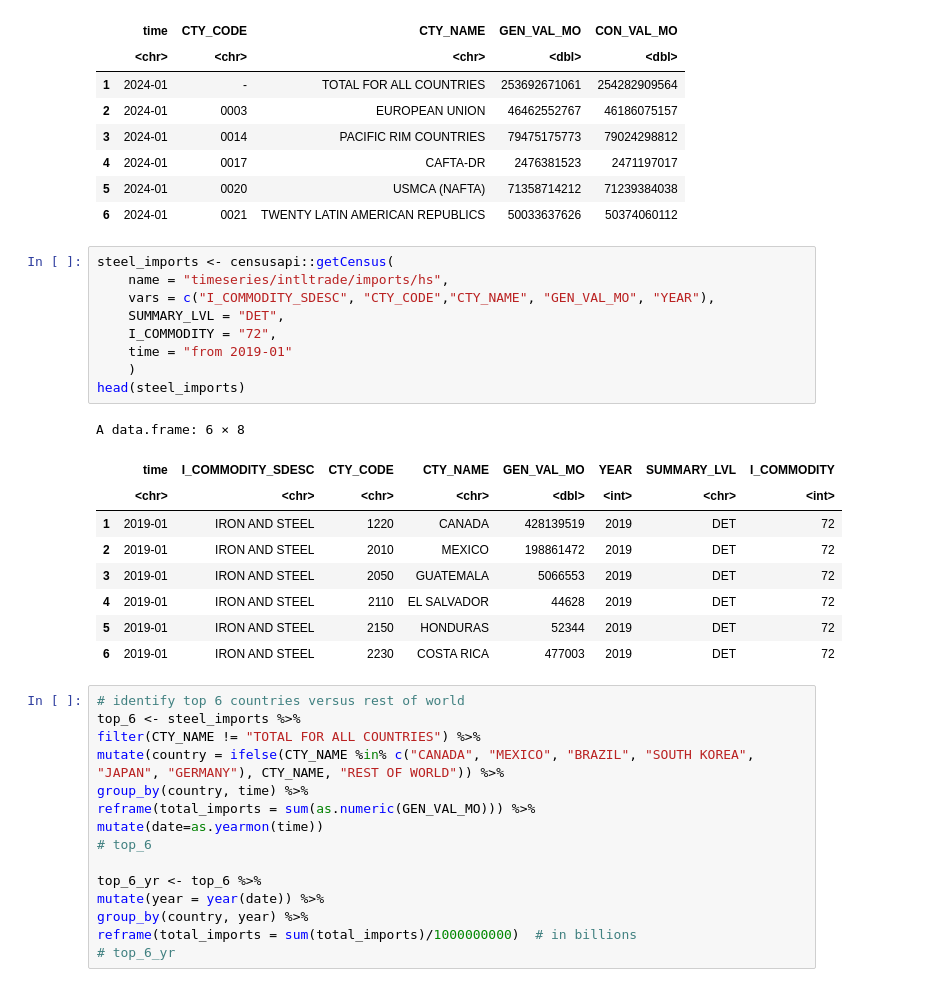
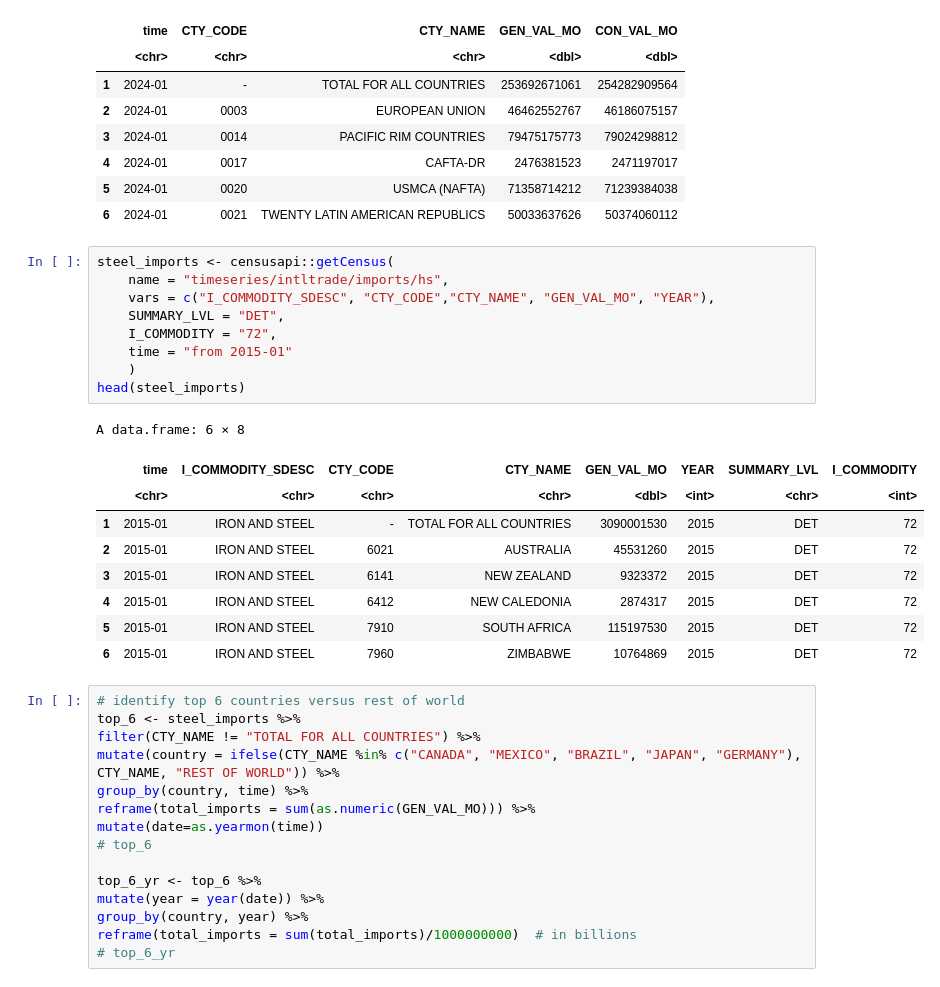
Before and after one commit to maha4028/R-charts, a Jupyter notebook: portfolio.ipynb, the cells around one changed output. Saved outputs shown, nothing was run; the diff lists cells and outputs as text.

```diff
--- a/portfolio.ipynb
+++ b/portfolio.ipynb
@@ -379,27 +384,27 @@ A data.frame: 6 × 5
 # %%
 steel_imports <- censusapi::getCensus(
     name = "timeseries/intltrade/imports/hs",
     vars = c("I_COMMODITY_SDESC", "CTY_CODE","CTY_NAME", "GEN_VAL_MO", "YEAR"),
     SUMMARY_LVL = "DET",
     I_COMMODITY = "72",
-    time = "from 2019-01"
+    time = "from 2015-01"
     )
 head(steel_imports)
 # %% [output]
 A data.frame: 6 × 8
 |  | time | I_COMMODITY_SDESC | CTY_CODE | CTY_NAME | GEN_VAL_MO | YEAR | SUMMARY_LVL | I_COMMODITY |
 |  | <chr> | <chr> | <chr> | <chr> | <dbl> | <int> | <chr> | <int> |
-| 1 | 2019-01 | IRON AND STEEL | 1220 | CANADA | 428139519 | 2019 | DET | 72 |
-| 2 | 2019-01 | IRON AND STEEL | 2010 | MEXICO | 198861472 | 2019 | DET | 72 |
-| 3 | 2019-01 | IRON AND STEEL | 2050 | GUATEMALA | 5066553 | 2019 | DET | 72 |
-| 4 | 2019-01 | IRON AND STEEL | 2110 | EL SALVADOR | 44628 | 2019 | DET | 72 |
-| 5 | 2019-01 | IRON AND STEEL | 2150 | HONDURAS | 52344 | 2019 | DET | 72 |
-| 6 | 2019-01 | IRON AND STEEL | 2230 | COSTA RICA | 477003 | 2019 | DET | 72 |
+| 1 | 2015-01 | IRON AND STEEL | - | TOTAL FOR ALL COUNTRIES | 3090001530 | 2015 | DET | 72 |
+| 2 | 2015-01 | IRON AND STEEL | 6021 | AUSTRALIA | 45531260 | 2015 | DET | 72 |
+| 3 | 2015-01 | IRON AND STEEL | 6141 | NEW ZEALAND | 9323372 | 2015 | DET | 72 |
+| 4 | 2015-01 | IRON AND STEEL | 6412 | NEW CALEDONIA | 2874317 | 2015 | DET | 72 |
+| 5 | 2015-01 | IRON AND STEEL | 7910 | SOUTH AFRICA | 115197530 | 2015 | DET | 72 |
+| 6 | 2015-01 | IRON AND STEEL | 7960 | ZIMBABWE | 10764869 | 2015 | DET | 72 |
 # %%
 # identify top 6 countries versus rest of world
 top_6 <- steel_imports %>%
 filter(CTY_NAME != "TOTAL FOR ALL COUNTRIES") %>%
-mutate(country = ifelse(CTY_NAME %in% c("CANADA", "MEXICO", "BRAZIL", "SOUTH KOREA", "JAPAN", "GERMANY"), CTY_NAME, "REST OF WORLD")) %>%
+mutate(country = ifelse(CTY_NAME %in% c("CANADA", "MEXICO", "BRAZIL", "JAPAN", "GERMANY"), CTY_NAME, "REST OF WORLD")) %>%
 group_by(country, time) %>%
 reframe(total_imports = sum(as.numeric(GEN_VAL_MO))) %>%
 mutate(date=as.yearmon(time))
```
Also changed, not shown: parts of 7 cells of this notebook.
